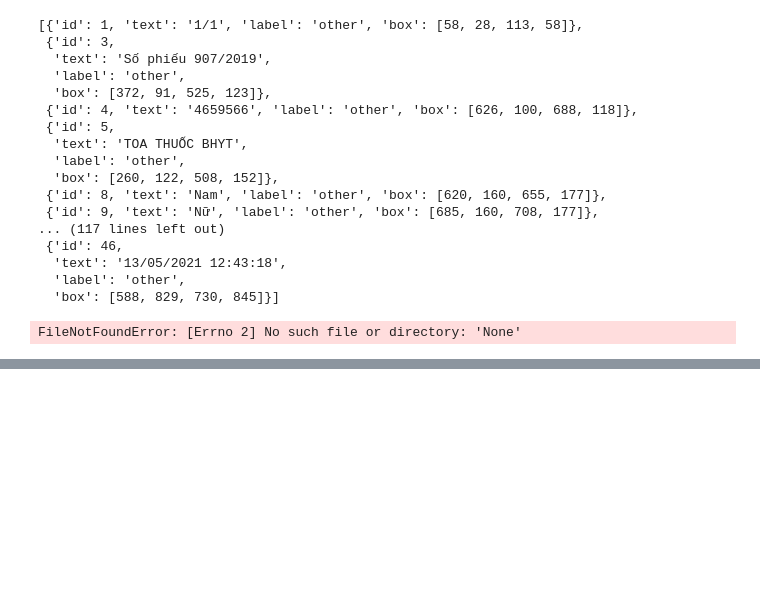
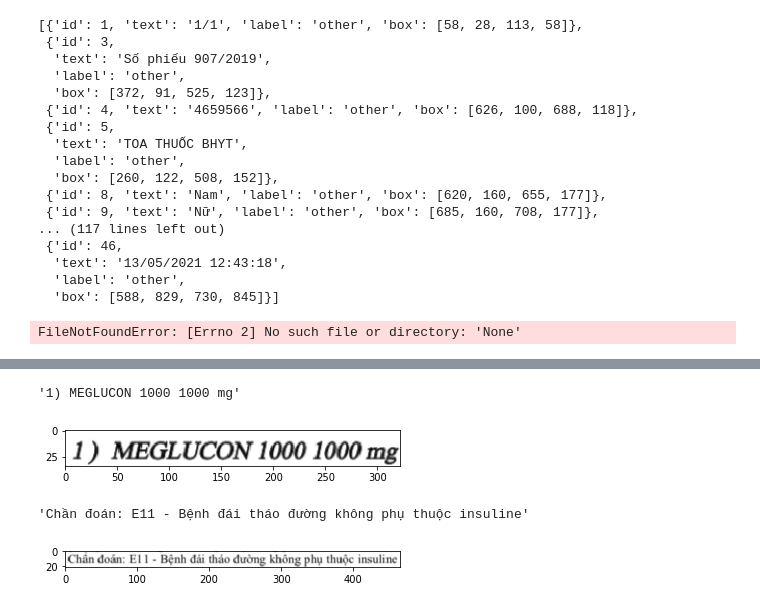
Before and after one commit to khaidq97/pill_detection_and_health_care, a Jupyter notebook: check.ipynb, the cells around one changed output, grey strips where cells are left out. Saved outputs shown, nothing was run; the diff lists cells and outputs as text; code cells hidden in the pictures; blank space fills up the shorter version.

```diff
--- a/check.ipynb
+++ b/check.ipynb
@@ -258,0 +437,32 @@ PosixPath('adas/asd/asd/df.jpg')
+# %%
+import matplotlib.pyplot as plt
+from PIL import Image
+
+from vietocr.tool.predictor import Predictor
+from vietocr.tool.config import Cfg
+
+config = Cfg.load_config_from_name('vgg_transformer')
+
+config['weights'] = 'models/transformerocr.pth'
+config['cnn']['pretrained']=False
+config['device'] = 'cuda:0'
+config['predictor']['beamsearch']=False
+detector = Predictor(config)
+# %%
+imfile = 'asset/ocr1.png'
+img = Image.open(imfile)
+plt.imshow(img)
+s = detector.predict(img)
+s
+# %% [output]
+'1) MEGLUCON 1000 1000 mg'
+[figure, added]
+# %%
+imfile = 'asset/ocr2.png'
+img = Image.open(imfile)
+plt.imshow(img)
+s = detector.predict(img)
+s
+# %% [output]
+'Chần đoán: E11 - Bệnh đái tháo đường không phụ thuộc insuline'
+[figure, added]
```
Also changed, not shown: parts of 40 cells of this notebook, 36 other files.
